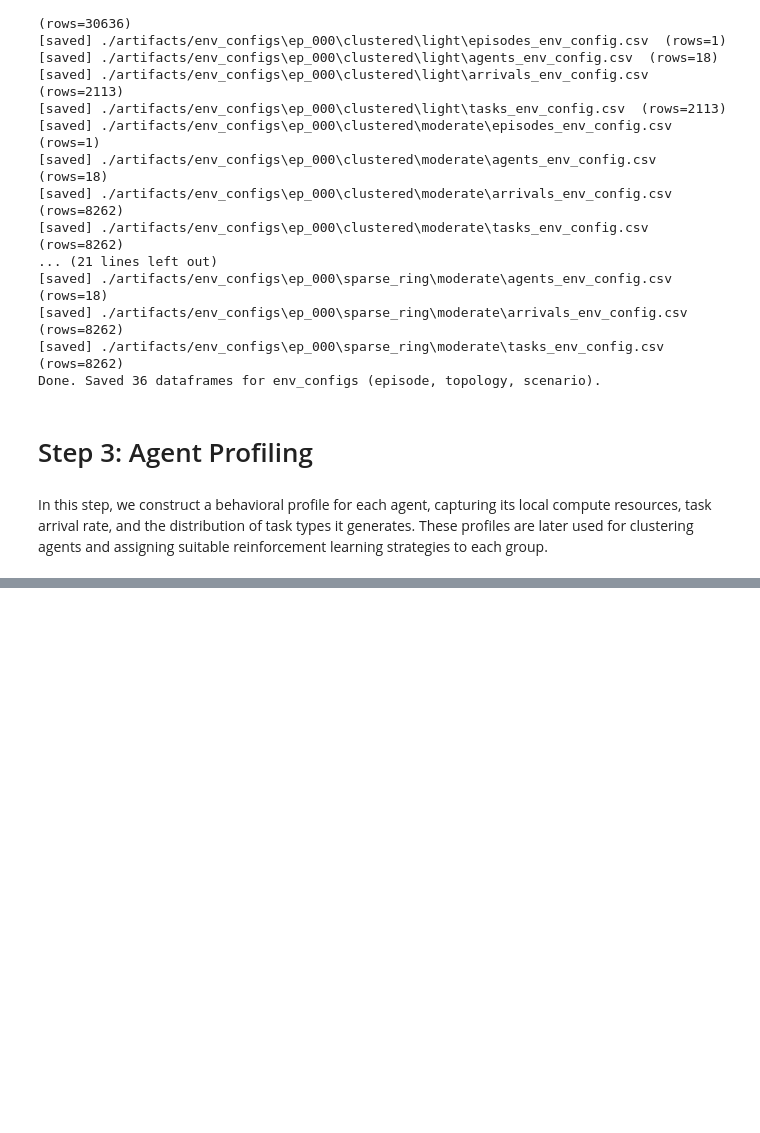
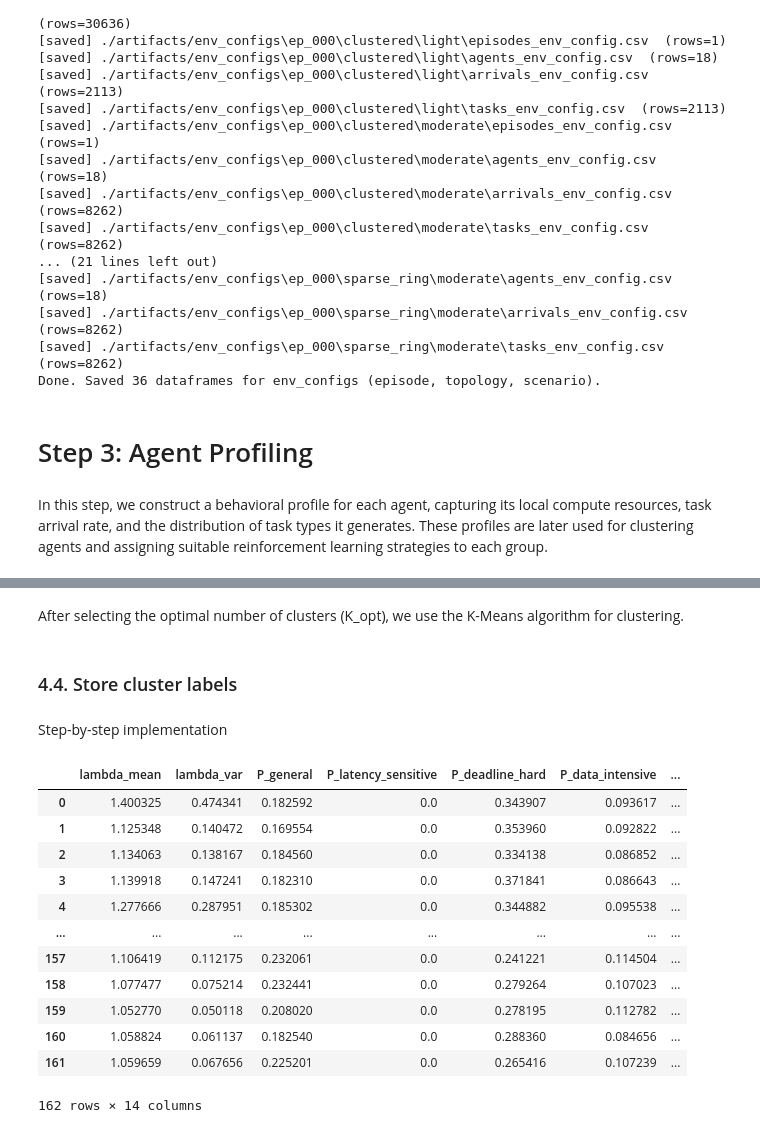
Before and after one commit to niusha-yaghini/Clustering-based-MARL-Offloading-in-Edge-Computing, a Jupyter notebook: Algorithm/Algorithm.ipynb, the cells around one changed output, grey strips where cells are left out. Drawn from its saved outputs; the diff is of its cells as text; code cells hidden in the pictures; blank space fills up the shorter version.

Commit message:
reviewed until step4

```diff
--- a/Algorithm/Algorithm.ipynb
+++ b/Algorithm/Algorithm.ipynb
@@ -2116,0 +2055,26 @@ display(env_configs["ep_000"]["clustered"]["heavy"]["agent_profiles"].head())
+# %%
+# Step 1: Extract feature matrix for all agents across episodes, topologies, and scenarios
+def build_agent_feature_matrix(agent_profiles):
+    """
+    Build the feature matrix for agents based on the columns available in agent_profiles.
+    Iterates over all episodes, topologies, and scenarios to construct the matrix.
+    """
+    all_features = []
+
+    for ep_name, by_topo in agent_profiles.items():
+        for topo_name, by_scen in by_topo.items():
+            for scen_name, agent_df in by_scen.items():
+                # We want to extract the feature columns for each agent
+                feature_columns = ['lambda_mean', 'lambda_var', 'P_general', 'P_latency_sensitive',
+                                   'P_deadline_hard', 'P_data_intensive', 'P_compute_intensive',
+                                   'non_atomic_share', 'f_local', 'm_local', 'b_mb_med', 'rho_med',
+                                   'mem_med', 'hard_share']
+                # Ensure we are using the correct subset of columns and handle missing values
+                agent_df = agent_df[feature_columns].fillna(0.0)  # Filling missing values with zero
+
+                # Append the agent features to the list
+                all_features.append(agent_df)
+
+    # Concatenate all agent feature matrices into a single DataFrame
+    feature_matrix = pd.concat(all_features, ignore_index=True)
+    return feature_matrix
@@ -2116,0 +2123,2 @@ display(env_configs["ep_000"]["clustered"]["heavy"]["agent_profiles"].head())
+# %% [markdown]
+After selecting the optimal number of clusters (K_opt), we use the K-Means algorithm for clustering.
@@ -2116,0 +2136,2 @@ display(env_configs["ep_000"]["clustered"]["heavy"]["agent_profiles"].head())
+# %% [markdown]
+<h3> 4.4. Store cluster labels </h3>
@@ -2116,0 +2145,20 @@ display(env_configs["ep_000"]["clustered"]["heavy"]["agent_profiles"].head())
+# %% [markdown]
+Step-by-step implementation
+# %%
+# Build agent feature matrix for all agents across all environments
+feature_matrix = build_agent_feature_matrix(agent_profiles)
+feature_matrix
+# %% [output]
+|  | lambda_mean | lambda_var | P_general | P_latency_sensitive | P_deadline_hard | P_data_intensive | ... |
+| 0 | 1.400325 | 0.474341 | 0.182592 | 0.0 | 0.343907 | 0.093617 | ... |
+| 1 | 1.125348 | 0.140472 | 0.169554 | 0.0 | 0.353960 | 0.092822 | ... |
+| 2 | 1.134063 | 0.138167 | 0.184560 | 0.0 | 0.334138 | 0.086852 | ... |
+| 3 | 1.139918 | 0.147241 | 0.182310 | 0.0 | 0.371841 | 0.086643 | ... |
+| 4 | 1.277666 | 0.287951 | 0.185302 | 0.0 | 0.344882 | 0.095538 | ... |
+| ... | ... | ... | ... | ... | ... | ... | ... |
+| 157 | 1.106419 | 0.112175 | 0.232061 | 0.0 | 0.241221 | 0.114504 | ... |
+| 158 | 1.077477 | 0.075214 | 0.232441 | 0.0 | 0.279264 | 0.107023 | ... |
+| 159 | 1.052770 | 0.050118 | 0.208020 | 0.0 | 0.278195 | 0.112782 | ... |
+| 160 | 1.058824 | 0.061137 | 0.182540 | 0.0 | 0.288360 | 0.084656 | ... |
+| 161 | 1.059659 | 0.067656 | 0.225201 | 0.0 | 0.265416 | 0.107239 | ... |
+162 rows × 14 columns
```
Also changed, not shown: parts of 38 cells of this notebook, 3 other files.
